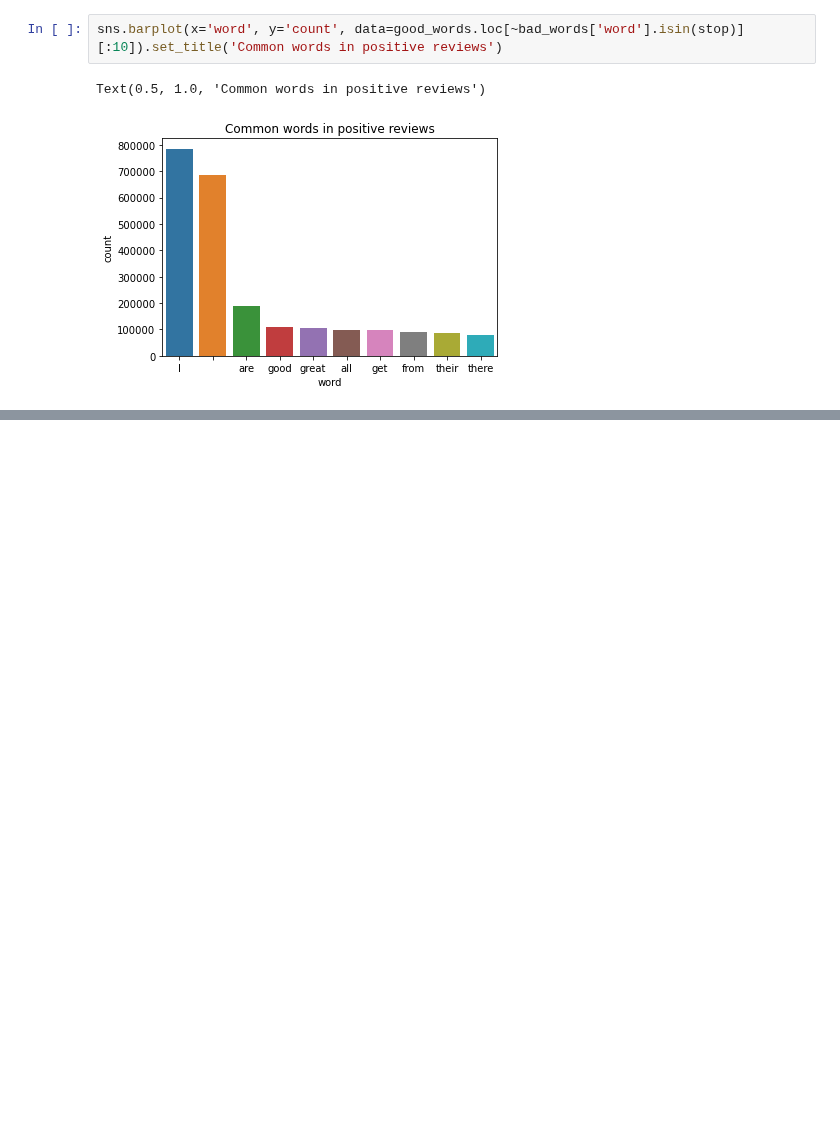
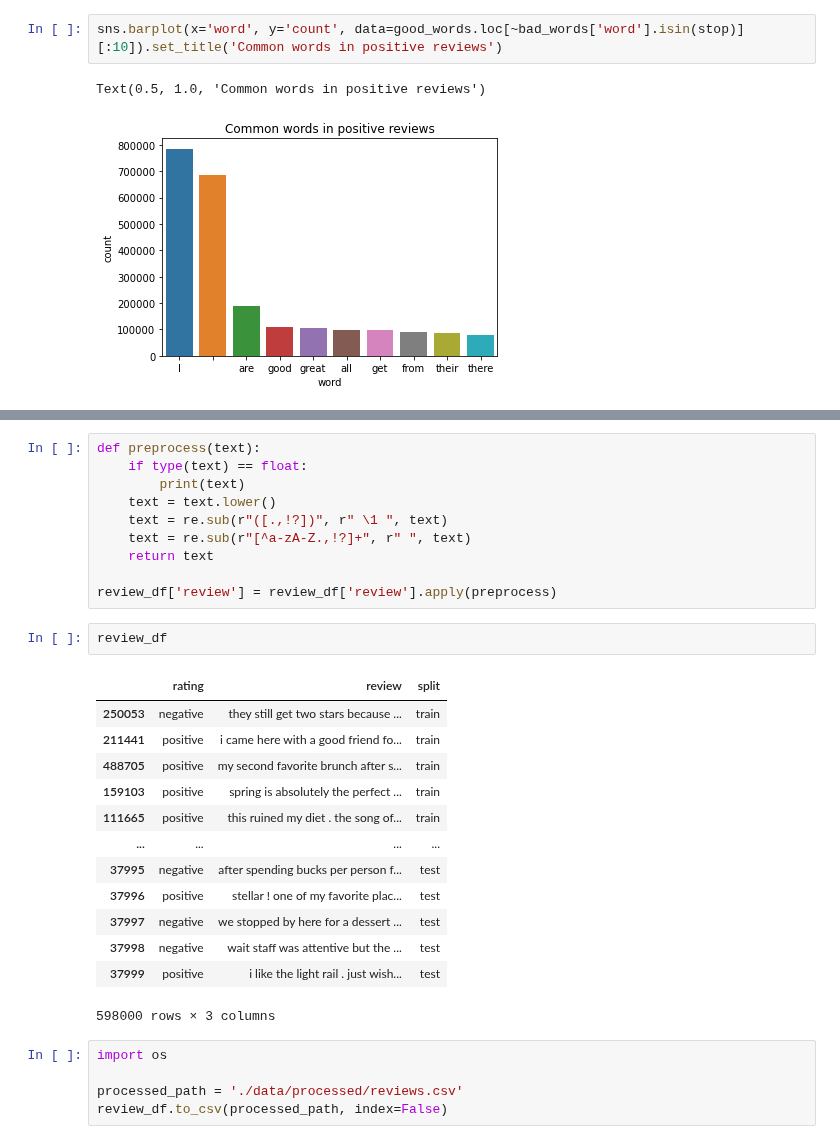
Before and after one commit to billbai0102/DeepLearning, a Jupyter notebook: Yelp Reviews (Sentiment)/preprocess.ipynb, the cells around one changed output, grey strips where cells are left out. Saved outputs shown, nothing was run; the diff lists cells and outputs as text; blank space fills up the shorter version.

```diff
--- a/Yelp Reviews (Sentiment)/preprocess.ipynb
+++ b/Yelp Reviews (Sentiment)/preprocess.ipynb
@@ -114,0 +170,31 @@ Text(0.5, 1.0, 'Common words in positive reviews')
+# %%
+def preprocess(text):
+    if type(text) == float:
+        print(text)
+    text = text.lower()
+    text = re.sub(r"([.,!?])", r" \1 ", text)
+    text = re.sub(r"[^a-zA-Z.,!?]+", r" ", text)
+    return text
+
+review_df['review'] = review_df['review'].apply(preprocess)
+# %%
+review_df
+# %% [output]
+|  | rating | review | split |
+| 250053 | negative | they still get two stars because ... | train |
+| 211441 | positive | i came here with a good friend fo... | train |
+| 488705 | positive | my second favorite brunch after s... | train |
+| 159103 | positive | spring is absolutely the perfect ... | train |
+| 111665 | positive | this ruined my diet . the song of... | train |
+| ... | ... | ... | ... |
+| 37995 | negative | after spending bucks per person f... | test |
+| 37996 | positive | stellar ! one of my favorite plac... | test |
+| 37997 | negative | we stopped by here for a dessert ... | test |
+| 37998 | negative | wait staff was attentive but the ... | test |
+| 37999 | positive | i like the light rail . just wish... | test |
+598000 rows × 3 columns
+# %%
+import os
+
+processed_path = './data/processed/reviews.csv'
+review_df.to_csv(processed_path, index=False)
```
Also changed, not shown: parts of 5 cells of this notebook.
